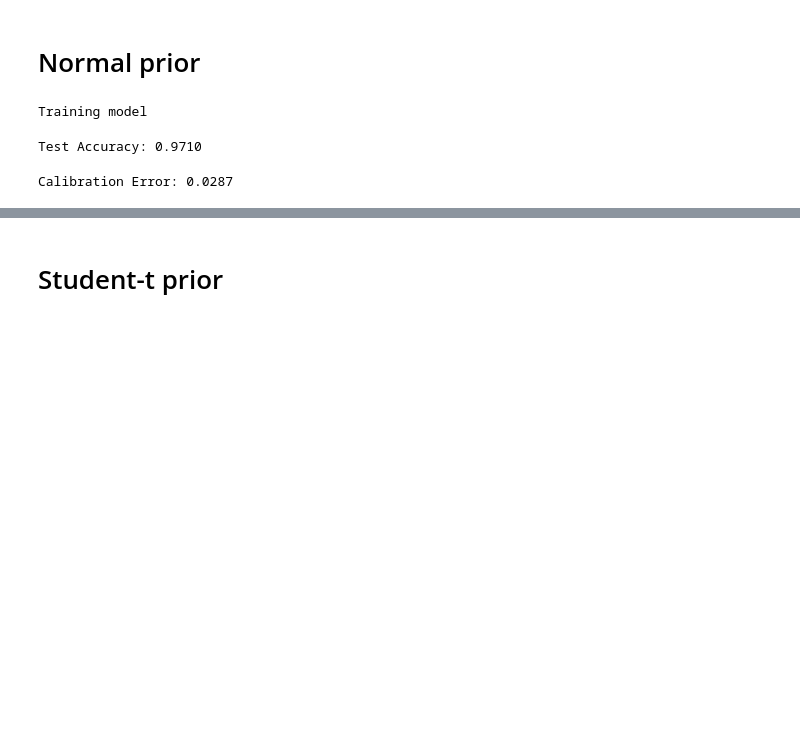
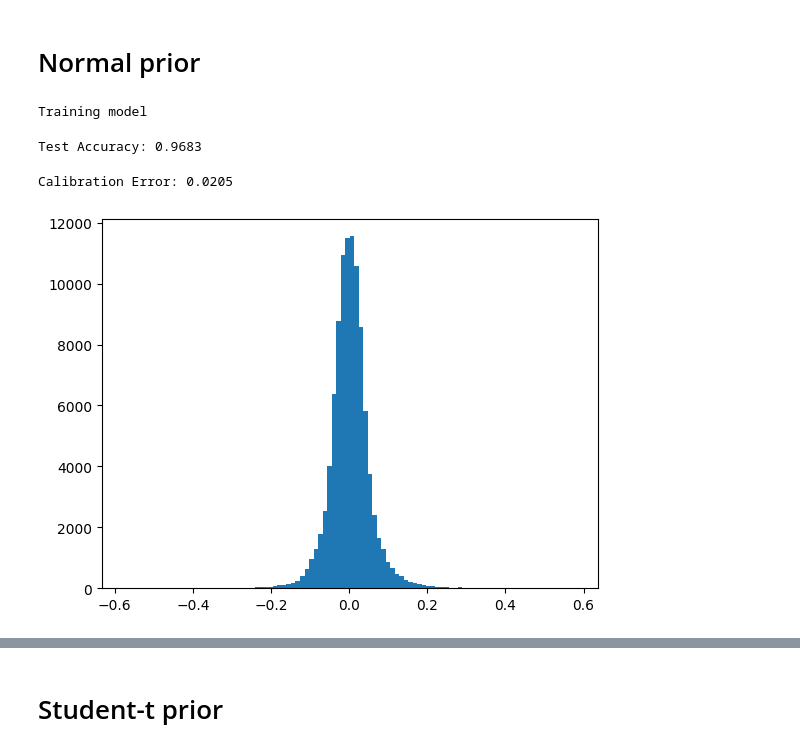
Before and after one commit to damjan7/deep_learning_project, a Jupyter notebook: BNN.ipynb, the cells around one changed output, grey strips where cells are left out. Cells and saved outputs as stored; diff of their text form; code cells hidden in the pictures; blank space fills up the shorter version.

```diff
--- a/BNN.ipynb
+++ b/BNN.ipynb
@@ -355,8 +355,8 @@ class SGLDTrainer(Framework):
         # Hyperparameters and general parameters
         self.batch_size = 128
         self.learning_rate = 1e-3
-        self.num_epochs = 100
-        self.burn_in = 50
+        self.num_epochs = 10
+        self.burn_in = 2
         self.sample_interval = 2
         self.max_size = 100
 
@@ -452,7 +452,7 @@ class SGLDTrainer(Framework):
 # %% [markdown]
 # Normal prior
 # %%
-lol = SGLDTrainer(train_set,network= FullyConnectedNN(),prior= IsotropicGaussian(mean = 0, std = 100))
+lol = SGLDTrainer(train_set,network= FullyConnectedNN(),prior= IsotropicGaussian(mean = 0, std = 1))
 lol.train()
 # %% [output]
 Training model
@@ -468,7 +468,7 @@ class_probs = lol.predict_probabilities(x_test)
 accuracy = (class_probs.argmax(axis=1) == y_test).float().mean()
 print(f'Test Accuracy: {accuracy.item():.4f}')
 # %% [output]
-Test Accuracy: 0.9710
+Test Accuracy: 0.9683
 # %%
 # Calibration
 import torchmetrics
@@ -477,4 +477,15 @@ from torchmetrics.functional import calibration_error
 calib_err = calibration_error(class_probs, y_test, n_bins = 30, task = "multiclass", norm="l1", num_classes=10)
 print(f'Calibration Error: {calib_err.item():.4f}')
 # %% [output]
-Calibration Error: 0.0287
+Calibration Error: 0.0205
+# %%
+# get weights
+parameters = lol.network.state_dict()
+param_values = list(parameters.values())
+param_flat = np.concatenate([v.flatten() for v in param_values])
+
+# plot weights
+plt.hist(param_flat, bins=100)
+plt.show()
+# %% [output]
+[figure, added]
```
Also changed, not shown: parts of 28 cells of this notebook, 1 other file.
